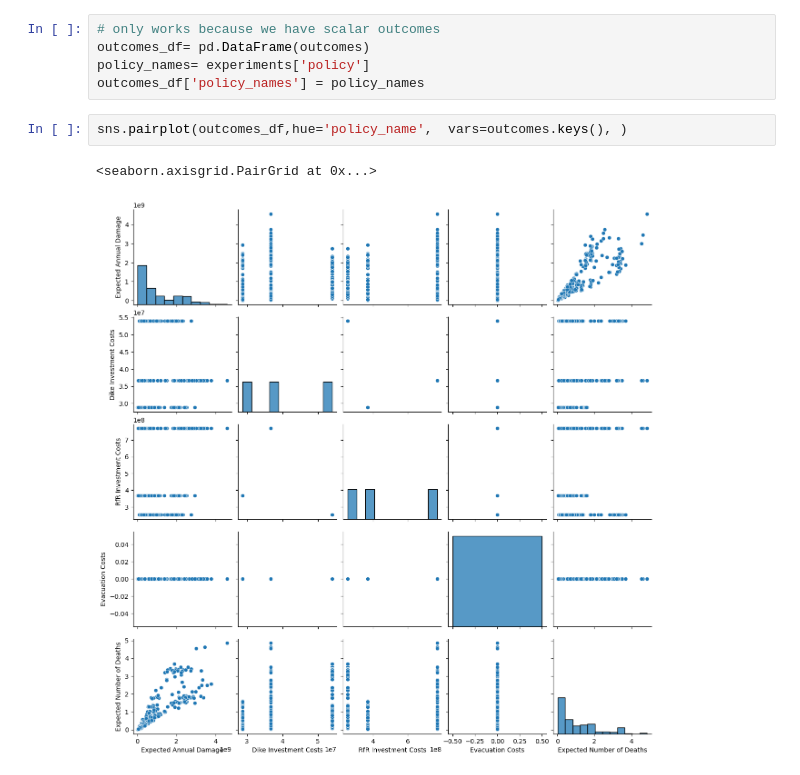
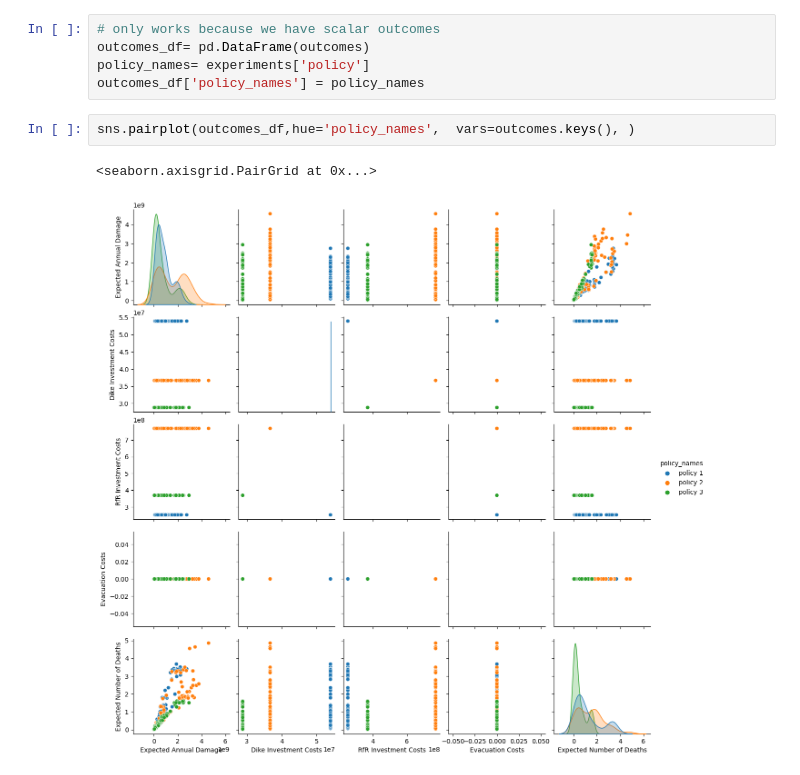
Before and after one commit to federico-bermudez/epa1361_open, a Jupyter notebook: final assignment/Problem Formulations.ipynb, the cells around one changed output. Cells and saved outputs as stored; diff of their text form.

```diff
--- a/final assignment/Problem Formulations.ipynb
+++ b/final assignment/Problem Formulations.ipynb
@@ -178,7 +178,7 @@ outcomes_df= pd.DataFrame(outcomes)
 policy_names= experiments['policy']
 outcomes_df['policy_names'] = policy_names
 # %%
-sns.pairplot(outcomes_df,hue='policy_name',  vars=outcomes.keys(), )
+sns.pairplot(outcomes_df,hue='policy_names',  vars=outcomes.keys(), )
 # %% [output]
 <seaborn.axisgrid.PairGrid at 0x...>
-[figure, old version]
+[figure, new version]
```
